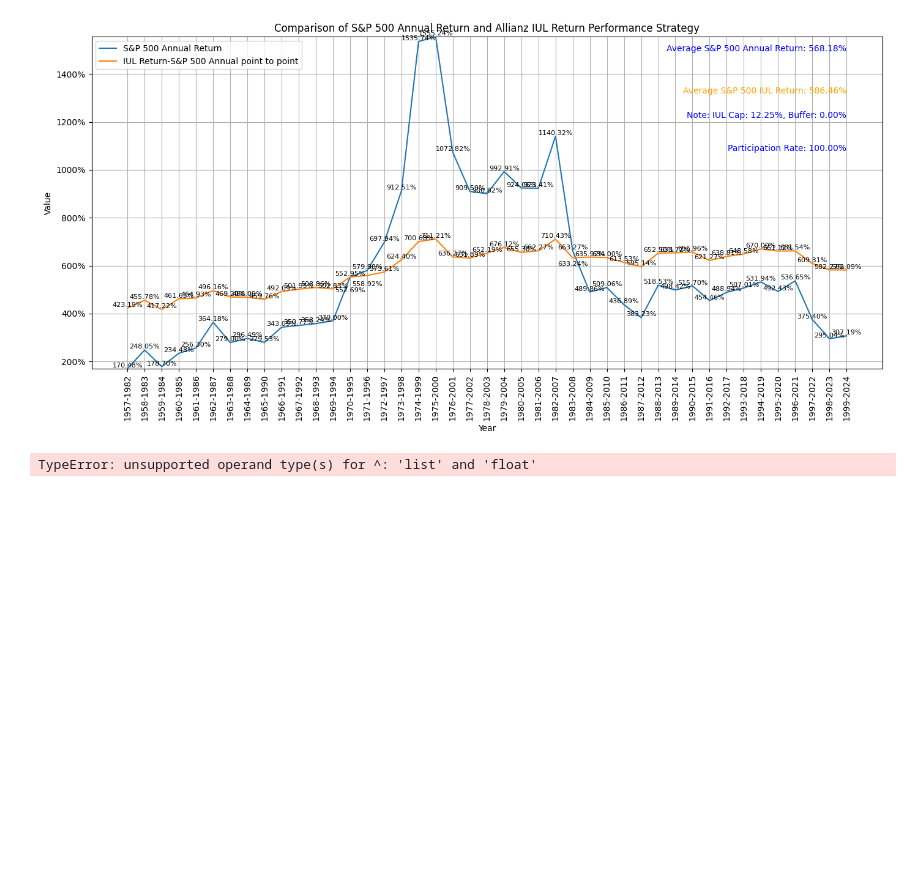
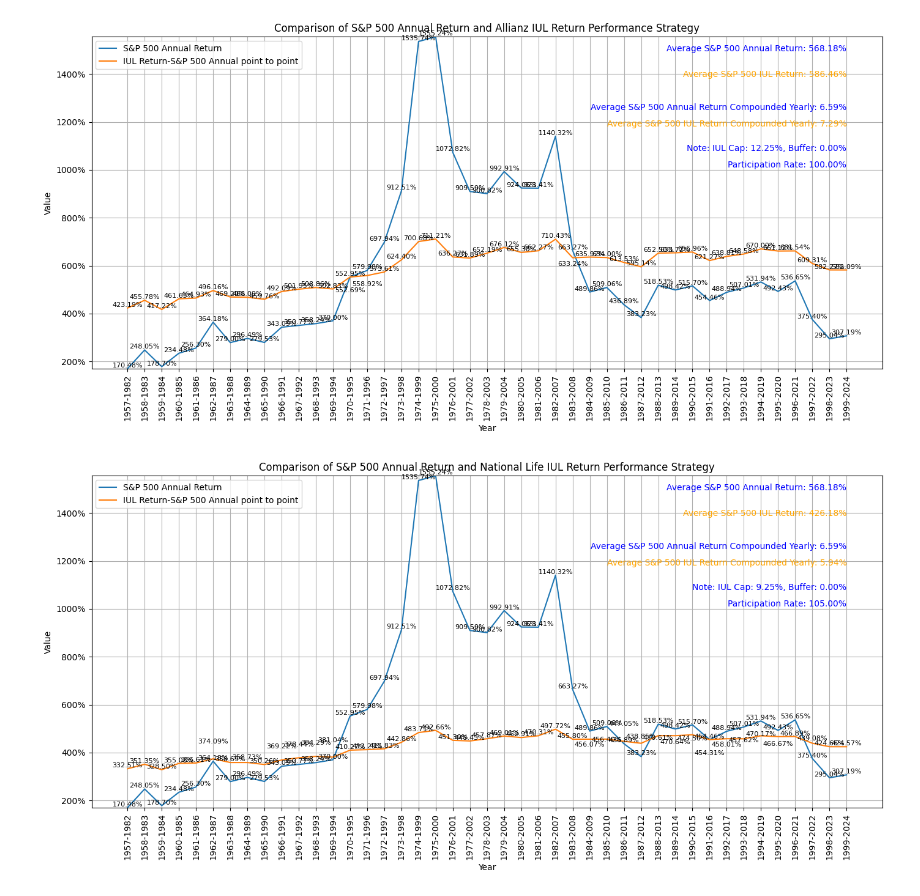
Before and after one commit to nt1538/sp500, a Jupyter notebook: IUL.ipynb, the cells around one changed output. Drawn from its saved outputs; the diff is of its cells as text; code cells hidden in the pictures; blank space fills up the shorter version.

```diff
--- a/IUL.ipynb
+++ b/IUL.ipynb
@@ -83,6 +83,10 @@ def RILAcapBuffer(data, start_year, end_year, cap, typef, buffer, duration, part
     # Add labels for CAGR
     avg_CAGR = np.mean(CAGR)
     avg_RILAout = np.mean(RILA)
+    CompoundedCAGR = [(value/100) ** (1/25) - 1 for value in CAGR]
+    CompoundedRILA = [(value/100) ** (1/25) - 1 for value in RILA]
+    avg_yearlyCAGR = np.mean(CompoundedCAGR) * 100
+    avg_yearlyRILAout = np.mean(CompoundedRILA) * 100
     ymax = max(np.max(CAGR), np.max(RILA))
     ymin = min(np.min(CAGR), np.min(RILA))
     comp = (ymax - ymin) / 20
@@ -110,53 +114,63 @@ def RILAcapBuffer(data, start_year, end_year, cap, typef, buffer, duration, part
     #     plt.text(yearList[i], RILA[i], f'{txt:.2f}%', ha='center', va='bottom', fontsize=8)
 
     if cap >= 50:
-        plt.text(yearList[-1], ymax - 5 * comp, f'Note: IUL Cap: Unlimited, Buffer: {buffer*100:.2f}%', color='blue', ha='right', va='bottom', fontsize=10)
+        plt.text(yearList[-1], ymax - 7 * comp, f'Note: IUL Cap: Unlimited, Buffer: {buffer*100:.2f}%', color='blue', ha='right', va='bottom', fontsize=10)
     else:
-        plt.text(yearList[-1], ymax - 5 * comp, f'Note: IUL Cap: {cap*100:.2f}%, Buffer: {buffer*100:.2f}%', color='blue', ha='right', va='bottom', fontsize=10)
+        plt.text(yearList[-1], ymax - 7 * comp, f'Note: IUL Cap: {cap*100:.2f}%, Buffer: {buffer*100:.2f}%', color='blue', ha='right', va='bottom', fontsize=10)
 
     plt.title(f'Comparison of {typef} Annual Return and '+filename +' IUL Return Performance Strategy')
     plt.plot(yearList, CAGR, label=f'{typef} Annual Return')
     plt.plot(yearList, RILA, label=f'IUL Return-{typef} Annual point to point')
     plt.text(yearList[-1], ymax - comp, f'Average {typef} Annual Return: {avg_CAGR:.2f}%', color='blue', ha='right', va='bottom', fontsize=10)
-    plt.text(yearList[-1], ymax - 7 * comp, f'Participation Rate: {participationRate*100:.2f}%', color='blue', ha='right', va='bottom', fontsize=10)
-    plt.text(yearList[-1], ymax - 3 * comp, f'Average {typef} IUL Return: {avg_RILAout:.2f}%', color='orange', ha='right', va='top', fontsize=10)
+    plt.text(yearList[-1], ymax - 8 * comp, f'Participation Rate: {participationRate*100:.2f}%', color='blue', ha='right', va='bottom', fontsize=10)
+    plt.text(yearList[-1], ymax - 2 * comp, f'Average {typef} IUL Return: {avg_RILAout:.2f}%', color='orange', ha='right', va='top', fontsize=10)
+    plt.text(yearList[-1], ymax - 5 * comp, f'Average {typef} IUL Return Compounded Yearly: {avg_yearlyRILAout:.2f}%', color='orange', ha='right', va='top', fontsize=10)
+    plt.text(yearList[-1], ymax - 4 * comp, f'Average {typef} Annual Return Compounded Yearly: {avg_yearlyCAGR:.2f}%', color='blue', ha='right', va='top', fontsize=10)
 
     plt.xlabel('Year')
     plt.ylabel('Value')
     plt.xticks(rotation=90)
     plt.legend()
     plt.grid(True)
     plt.gca().yaxis.set_major_formatter(plt.FuncFormatter(lambda x, _: f'{x:.0f}%'))
     plt.ylim(ymin, ymax)
     plt.tight_layout()  # Adjust layout to make room for x-axis labels
     plt.show()
 
     CAGR = [f"{value:.2f}%" for value in CAGR]
     RILA = [f"{value:.2f}%" for value in RILA]
+    CompoundedCAGR = [f"{value * 100:.2f}%" for value in CompoundedCAGR]
+    CompoundedRILA = [f"{value * 100:.2f}%" for value in CompoundedRILA]
     if cap >= 50:
         newData = {
             "Year List": yearList,
-            f"Average {typef} Annual Return": CAGR,
+            f"Average {typef} Return": CAGR,
+            f"Average {typef} Annual Return": CompoundedCAGR,
             f'Average {typef} IUL Return': RILA,
-            f'Average {typef} IUL Yearly Return': RILA ^ (1/25),
-            f'Note: IUL Cap: Unlimited, Buffer: {buffer*100:.2f}%': [""] * len(RILA)
+            f'Average {typef} IUL Compounded Return': CompoundedRILA,
+            f'Note: IUL Cap: Unlimited, Buffer: {buffer*100:.2f}%': [""] * len(RILA),
+            f'Compounded Average {typef} Annual Return': [f'{avg_yearlyCAGR*100:.2f}%'] + [""] * (len(RILA)-1),
+            f'Compounded Average {typef} IUL Return': [f'{avg_yearlyRILAout*100:.2f}%'] + [""] * (len(RILA)-1),
         }
     else:
         newData = {
             "Year List": yearList,
-            f"Average {typef} Annual Return": CAGR,
+            f"Average {typef} Return": CAGR,
+            f"Average {typef} Annual Return": CompoundedCAGR,
             f'Average {typef} IUL Return': RILA,
-            f'Average {typef} IUL Yearly Return': RILA ^ (1/25),
-            f'Note: IUL Cap: {cap*100:.2f}%, Buffer: {buffer*100:.2f}%': [""] * len(RILA)
+            f'Average {typef} IUL Compounded Return': CompoundedRILA,
+            f'Note: IUL Cap: {cap*100:.2f}%, Buffer: {buffer*100:.2f}%': [""] * len(RILA),
+            f'Compounded Average {typef} Annual Return': [f'{avg_yearlyCAGR:.2f}%'] + [""] * (len(RILA)-1),
+            f'Compounded Average {typef} IUL Return': [f'{avg_yearlyRILAout:.2f}%'] + [""] * (len(RILA)-1),
         }
     df = pd.DataFrame(newData)
     df.to_excel(filename + ' Higher Return.xlsx', engine='openpyxl', index=False)
 
 RILAcapBuffer(data1, 1957, 2024, 0.1225, 'S&P 500', 0, 25, 1.00, "Allianz")
 RILAcapBuffer(data1, 1957, 2024, 0.0925, 'S&P 500', 0, 25, 1.05, "National Life")
 # %% [output]
-[figure, old version]
+[figure, new version]
-TypeError: unsupported operand type(s) for ^: 'list' and 'float'
+[figure, added]
 # %%
 import pandas as pd
 import matplotlib.pyplot as plt
```
Also changed, not shown: parts of 1 cell of this notebook, 4 other files.
